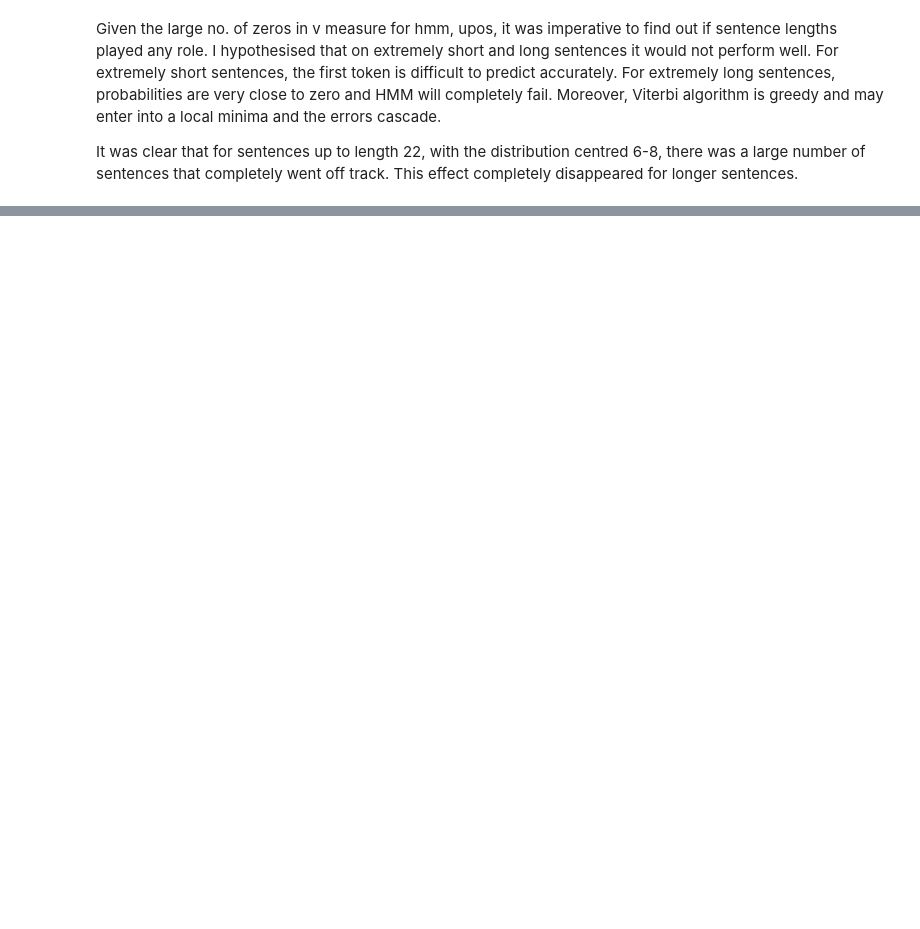
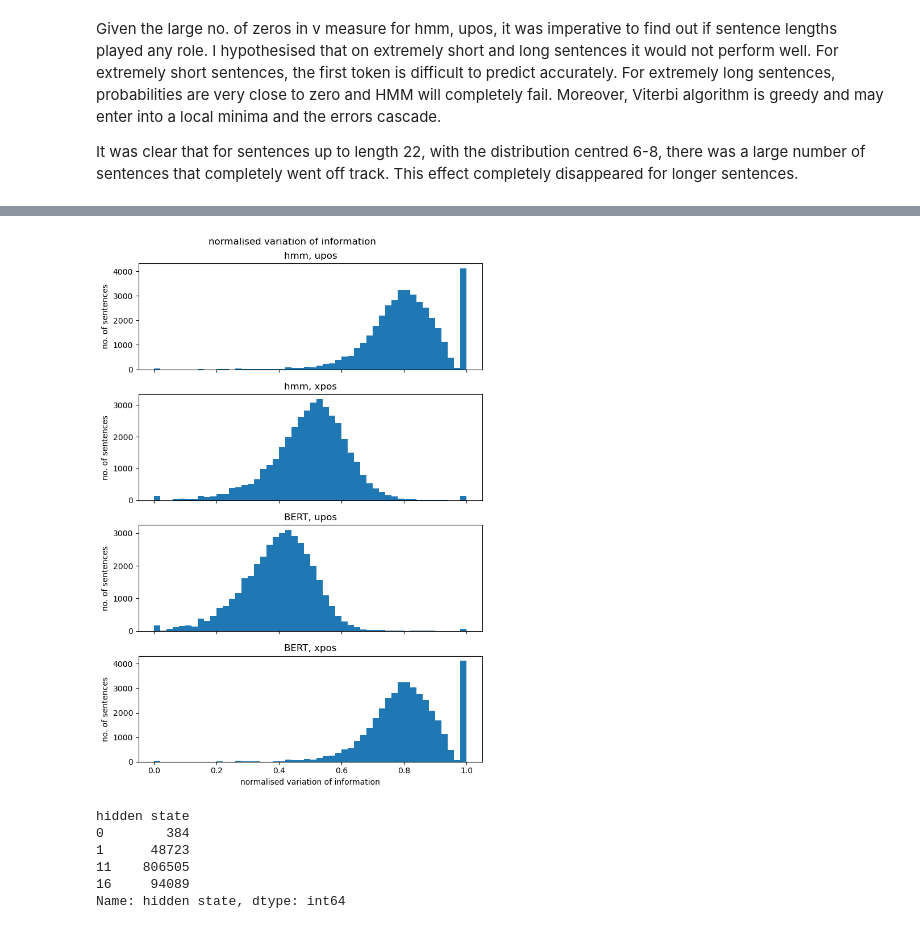
Before and after one commit to WCSin01/nlp_assignment3, a Jupyter notebook: eval_plt.ipynb, the cells around one changed output, grey strips where cells are left out. Saved outputs shown, nothing was run; the diff lists cells and outputs as text; code cells hidden in the pictures; blank space fills up the shorter version.

```diff
--- a/eval_plt.ipynb
+++ b/eval_plt.ipynb
@@ -174,0 +140,26 @@ plot_2dhist(
+# %%
+fig, ax = plt.subplots(4, 1, sharex=True)
+bins=50
+
+fig.suptitle("normalised variation of information")
+for i in range(4):
+  ax[i].set_ylabel("no. of sentences")
+
+ax[0].set_title("hmm, upos")
+ax[0].hist(hmm_upos_df["normalised voi"], bins=bins)
+
+ax[1].set_title("hmm, xpos")
+ax[1].hist(hmm_xpos_df["normalised voi"], bins=bins)
+
+ax[2].set_title("BERT, upos")
+ax[2].hist(bert_upos_df["normalised voi"], bins=bins)
+
+ax[3].set_title("BERT, xpos")
+ax[3].hist(bert_xpos_df["normalised voi"], bins=bins)
+ax[3].set_xlabel("normalised variation of information")
+
+fig.set_size_inches(7, 10)
+fig.tight_layout()
+plt.show()
+# %% [output]
+[figure, added]
@@ -174,0 +169,9 @@ plot_2dhist(
+# %%
+viterbi_upos_df["hidden state"].groupby(viterbi_upos_df["hidden state"]).size()
+# %% [output]
+hidden state
+0        384
+1      48723
+11    806505
+16     94089
+Name: hidden state, dtype: int64
```
Also changed, not shown: parts of 35 cells of this notebook, 10 other files.
